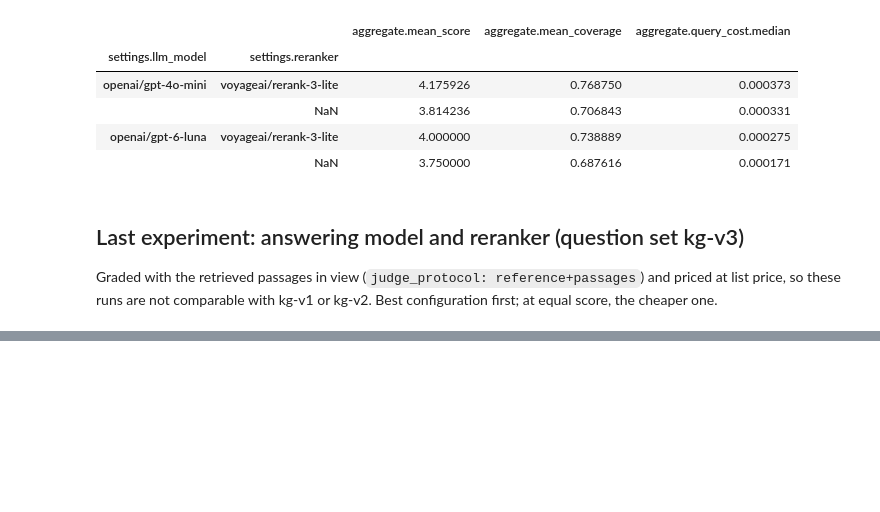
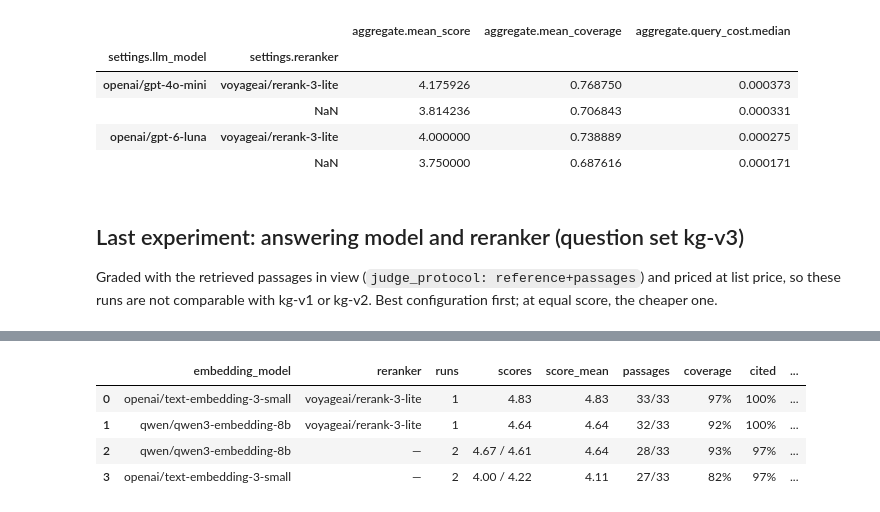
Before and after one commit to jmlon/zotero-rag, a Jupyter notebook: analysis.ipynb, the cells around one changed output, grey strips where cells are left out. Drawn from its saved outputs; the diff is of its cells as text; code cells hidden in the pictures; blank space fills up the shorter version.

```diff
--- a/analysis.ipynb
+++ b/analysis.ipynb
@@ -74,0 +172,43 @@ index:
+# %%
+# The two finalists, with and without the reranker. Every gpt-6-luna run on kg-v3 counts,
+# eval and compare-embeddings alike, so a configuration run twice shows both scores.
+finalists = ["openai/text-embedding-3-small", "qwen/qwen3-embedding-8b"]
+runs_luna = v3[
+    (v3["settings.llm_model"] == "openai/gpt-6-luna")
+    & v3["settings.embedding_model"].isin(finalists)
+    & (v3["settings.top_k"] == 7)
+].assign(
+    reranker=lambda d: d["settings.reranker"].fillna("—"),
+    passages=lambda d: (d["aggregate.passage_hit_rate"] * with_evidence).round().astype(int),
+)
+
+finalist_table = (
+    runs_luna.groupby(["settings.embedding_model", "reranker"])
+    .agg(
+        runs=("run_id", "size"),
+        scores=("aggregate.mean_score", lambda s: " / ".join(f"{x:.2f}" for x in s)),
+        score_mean=("aggregate.mean_score", "mean"),
+        passages=("passages", "max"),
+        coverage=("aggregate.mean_coverage", "mean"),
+        cited=("aggregate.citation_rate", "mean"),
+        usd_per_query_list=("aggregate.query_list_cost.median", "mean"),
+        usd_per_1000_queries=("aggregate.query_list_cost.median", lambda s: s.mean() * 1000),
+    )
+    .reset_index()
+    .rename(columns={"settings.embedding_model": "embedding_model"})
+    .sort_values("score_mean", ascending=False)
+    .reset_index(drop=True)
+)
+finalist_table["passages"] = finalist_table["passages"].astype(str) + f"/{with_evidence}"
+finalist_table["score_mean"] = finalist_table["score_mean"].round(2)
+finalist_table["coverage"] = (finalist_table["coverage"] * 100).round().astype(int).astype(str) + "%"
+finalist_table["cited"] = (finalist_table["cited"] * 100).round().astype(int).astype(str) + "%"
+finalist_table["usd_per_query_list"] = finalist_table["usd_per_query_list"].round(6)
+finalist_table["usd_per_1000_queries"] = finalist_table["usd_per_1000_queries"].round(2)
+display(finalist_table)
+# %% [output]
+|  | embedding_model | reranker | runs | scores | score_mean | passages | coverage | cited | ... |
+| 0 | openai/text-embedding-3-small | voyageai/rerank-3-lite | 1 | 4.83 | 4.83 | 33/33 | 97% | 100% | ... |
+| 1 | qwen/qwen3-embedding-8b | voyageai/rerank-3-lite | 1 | 4.64 | 4.64 | 32/33 | 92% | 100% | ... |
+| 2 | qwen/qwen3-embedding-8b | — | 2 | 4.67 / 4.61 | 4.64 | 28/33 | 93% | 97% | ... |
+| 3 | openai/text-embedding-3-small | — | 2 | 4.00 / 4.22 | 4.11 | 27/33 | 82% | 97% | ... |
```
Also changed, not shown: parts of 18 cells of this notebook, 3 other files.
